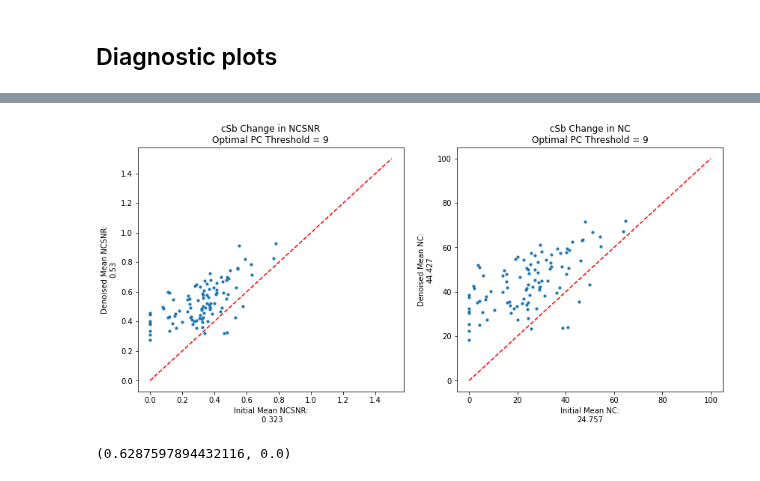
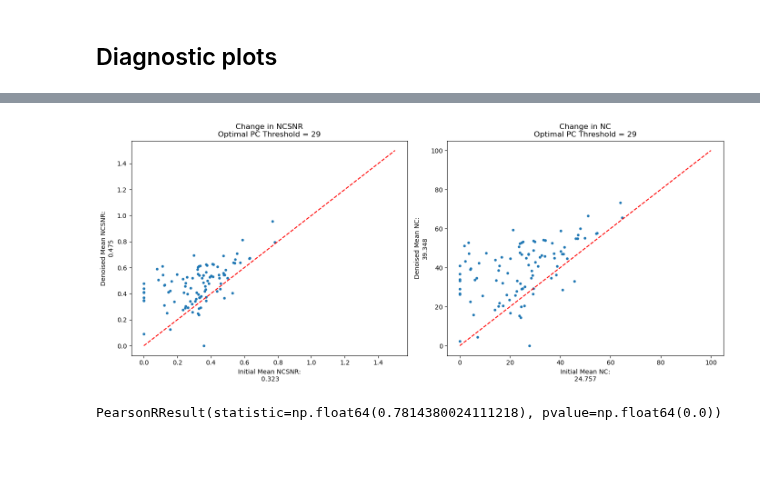
Before and after one commit to cvnlab/GSN, a Jupyter notebook: examples/example2.ipynb, the cells around one changed output, grey strips where cells are left out. Cells and saved outputs as stored; diff of their text form; code cells hidden in the pictures; blank space fills up the shorter version.

```diff
--- a/examples/example2.ipynb
+++ b/examples/example2.ipynb
@@ -259,39 +762,50 @@ Text(0.5, 1.0, 'Optimal Denoising Matrix')
 # %%
+# Reshape data to match expected dimensions (voxels, conditions, trials)
+test_data_reshaped = test_data.transpose(0, 1, 2)  # Should be (nvox, nconds, ntrials)
+test_data_denoised_reshaped = test_data_denoised.transpose(0, 1, 2)  # Should be (nvox, nconds, ntrials)
+
+# Calculate metrics for initial and denoised data
+initial_nc, initial_ncsnr, initial_sigvar, initial_noisevar = compute_noise_ceiling(test_data_reshaped)
+denoised_nc, denoised_ncsnr, denoised_sigvar, denoised_noisevar = compute_noise_ceiling(test_data_denoised_reshaped)
+
 # Create a figure to visualize changes in NCSNR and NC after denoising
 plt.figure(figsize=(14, 6))
 
 # Scatter plot of initial vs. denoised NCSNR
 plt.subplot(121)
-plt.scatter(ncsnrs[0], ncsnrs[-1], 10)  # Scatter points
-plt.xlabel(f'Initial Mean NCSNR:\n {round(np.mean(ncsnrs[0]), 3)}')  # X-axis label
-plt.ylabel(f'Denoised Mean NCSNR:\n{round(np.mean(ncsnrs[-1]), 3)}')  # Y-axis label
+plt.scatter(initial_ncsnr, denoised_ncsnr, 10)  # Scatter points
+plt.xlabel(f'Initial Mean NCSNR:\n {round(np.mean(initial_ncsnr), 3)}')  # X-axis label
+plt.ylabel(f'Denoised Mean NCSNR:\n{round(np.mean(denoised_ncsnr), 3)}')  # Y-axis label
 plt.plot([0, 1.5], [0, 1.5], 'r--')  # Red dashed line for reference
 
 # Add a title indicating the optimal PC threshold
-if opt['threshold_per'] == 'population':
-    plt.title(f'{basis} Change in NCSNR\nOptimal PC Threshold = {best_threshold}')
+if opt['cv_threshold_per'] == 'population':
+    plt.title(f'Change in NCSNR\nOptimal PC Threshold = {best_threshold}')
 else:
-    plt.title(f'{basis} Change in NCSNR\nOptimal PC Threshold = {best_threshold.mean()}')
+    plt.title(f'Change in NCSNR\nOptimal PC Threshold = {best_threshold.mean()}')
 
 # Scatter plot of initial vs. denoised NC
 plt.subplot(122)
-plt.scatter(ncs[0], ncs[-1], 10)  # Scatter points
-plt.xlabel(f'Initial Mean NC:\n{round(np.mean(ncs[0]), 3)}')  # X-axis label
-plt.ylabel(f'Denoised Mean NC:\n{round(np.mean(ncs[-1]), 3)}')  # Y-axis label
+plt.scatter(initial_nc, denoised_nc, 10)  # Scatter points
+plt.xlabel(f'Initial Mean NC:\n{round(np.mean(initial_nc), 3)}')  # X-axis label
+plt.ylabel(f'Denoised Mean NC:\n{round(np.mean(denoised_nc), 3)}')  # Y-axis label
 plt.plot([0, 100], [0, 100], 'r--')  # Red dashed line for reference
 
 # Add a title indicating the optimal PC threshold
-if opt['threshold_per'] == 'population':
-    plt.title(f'{basis} Change in NC\nOptimal PC Threshold = {best_threshold}')
+if opt['cv_threshold_per'] == 'population':
+    plt.title(f'Change in NC\nOptimal PC Threshold = {best_threshold}')
 else:
-    plt.title(f'{basis} Change in NC\nOptimal PC Threshold = {best_threshold.mean()}')
+    plt.title(f'Change in NC\nOptimal PC Threshold = {best_threshold.mean()}')
+
+plt.tight_layout()
+plt.show()
 # %% [output]
-[figure, old version]
+[figure, new version]
 # %%
 # Compute the Pearson correlation between pairwise distances in the data and noise
 stats.pearsonr(
     pdist(test_data.mean(2).T, 'correlation'),  # Pairwise distances of the trial-averaged test data
-    pdist(noise.mean(2).T, 'correlation')      # Pairwise distances of the trial-averaged noise
+    pdist(noise.T, 'correlation')      # Pairwise distances of the trial-averaged noise
 )
 # %% [output]
-(0.6287597894432116, 0.0)
+PearsonRResult(statistic=np.float64(0.7814380024111218), pvalue=np.float64(0.0))
```
Also changed, not shown: parts of 14 cells of this notebook.
